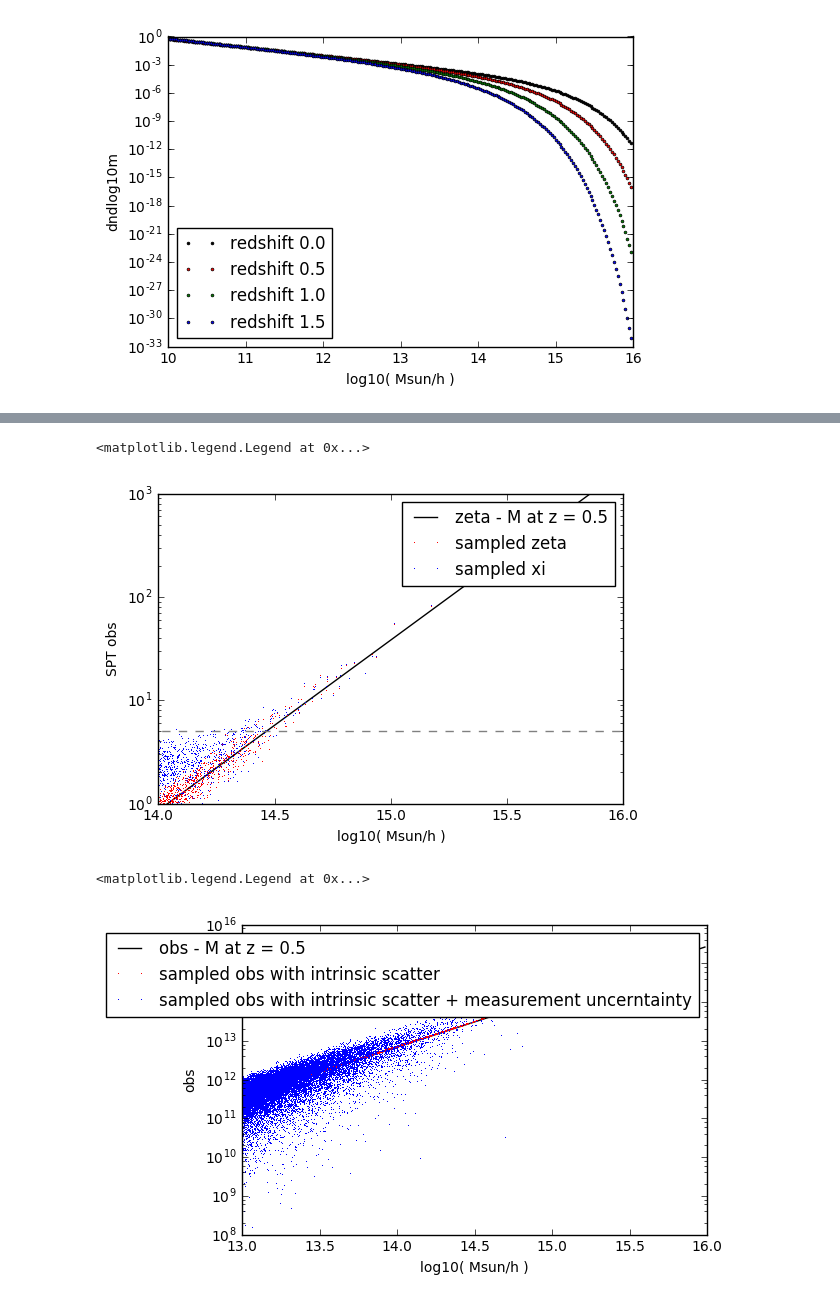
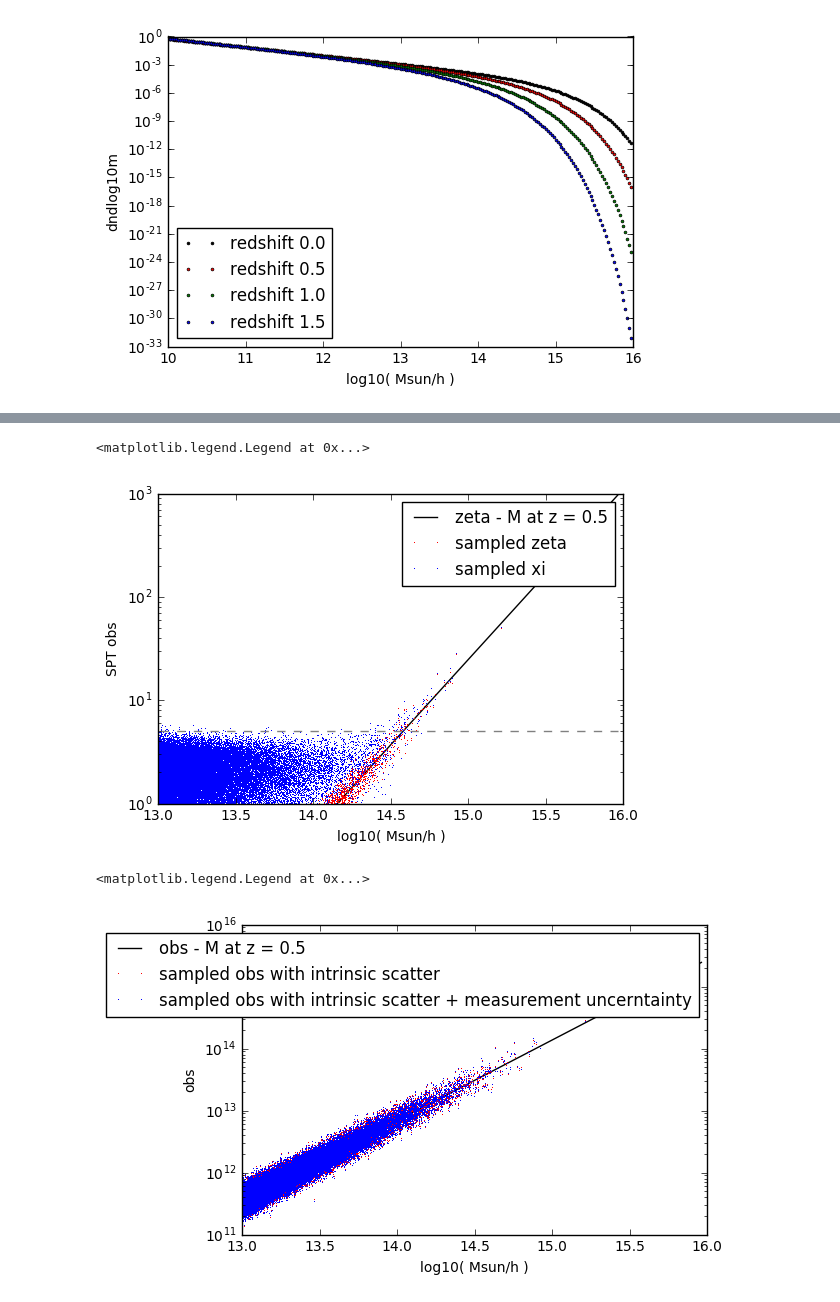
Before and after one commit to inonchiu/simple_mock_creation, a Jupyter notebook: mass_function_notebook.ipynb, the cells around one changed output, grey strips where cells are left out. Cells and saved outputs as stored; diff of their text form; code cells hidden in the pictures.

```diff
--- a/mass_function_notebook.ipynb
+++ b/mass_function_notebook.ipynb
@@ -49,8 +49,8 @@ sr_obs_m =   {
     "Berr"   :   0.10, # not used
     "C"      :   0.00,
     "Cerr"   :   0.10, # not used
-    #"D"      :   0.25,
-    "D"      :   0.02,
+    "D"      :   0.25,
+    #"D"      :   0.02,
     "Derr"   :   0.05, # not used
     "Mpiv"   :   4.6E14, # This is in the unit of Msun/h
     "zpiv"   :   0.60,
@@ -60,12 +60,12 @@ sr_obs_m =   {
 SURVEY_AREA     =       2500.0 # in deg2
 
 # redshift definition
-REDSHIFT_EDGES  =       np.arange(0.0,2.0,0.05) # we want to sample from z=0 to z = 1.5 with a step of (1.5-0)/300
+REDSHIFT_EDGES  =       np.arange(0.0,2.0,0.025) # we want to sample from z=0 to z = 1.5 with a step of (1.5-0)/300
 REDSHIFT_BINS   =       0.5 * (REDSHIFT_EDGES[1:] + REDSHIFT_EDGES[:-1]) # centers of the bins
 REDSHIFT_STEPS  =             (REDSHIFT_EDGES[1:] - REDSHIFT_EDGES[:-1]) # bin widths of the bins
 
 # mass definition - hfree mass - the mass has to be in the unit of Msun/h
-LOG10MASS_EDGES =       np.arange(13.0,16.0,0.05) # we want to sample from log10M = 14 to log10M = 16 with a step of (16-14)/500
+LOG10MASS_EDGES =       np.arange(13.0,16.0,0.025) # we want to sample from log10M = 14 to log10M = 16 with a step of (16-14)/500
 LOG10MASS_BINS  =       0.5 * (LOG10MASS_EDGES[1:] + LOG10MASS_EDGES[:-1]) # centers of the bins
 LOG10MASS_STEPS =             (LOG10MASS_EDGES[1:] - LOG10MASS_EDGES[:-1]) # bin widths of the bins
 
@@ -299,11 +299,11 @@ pyplt.plot(LOG10MASS_BINS, 5.0 * np.ones(len(LOG10MASS_BINS)), color = "grey", l
 pyplt.xlabel("log10( Msun/h )")
 pyplt.ylabel("SPT obs")
 pyplt.yscale("log")
-pyplt.axis([14.0,16.0, 1, 1000])
+pyplt.axis([13.0,16.0, 1, 1000])
 pyplt.legend(loc = 1)
 # %% [output]
 <matplotlib.legend.Legend at 0x...>
-[figure, old version]
+[figure, new version]
 # %%
 # ---
 # Assign Obs (e.g. Mgas or Lx)
@@ -315,32 +315,32 @@ CLUSTER_LOBS_TRUE         =   10.0**np.random.normal(
                           size   = NCLUSTERS )
 
 # Assign the measurement uncertainty
 # This is tricky here, we assume the measurement uncertainties to have fractional error to be 5% 0 7% according to each mass proxy (LOBS here).
 # This is NOT convolving with measurement uncertainties YET.
-CLUSTER_LOBSERR       =   CLUSTER_LOBS_TRUE * np.random.uniform(low=0.50, high=1.0, size=NCLUSTERS)
+CLUSTER_LOBSERR       =   CLUSTER_LOBS_TRUE * np.random.uniform(low=0.05, high=0.07, size=NCLUSTERS)
 
 # Apply the measurement uncertainty
 # This is to perturb the cluster LOBS given the fractional error and replace it back to CLUSTER_LOBS.
 # After this step, the CLUSTER LOBS has intrinsic scatter and measurement unvertainties
 CLUSTER_LOBS          =   np.random.normal(loc=CLUSTER_LOBS_TRUE, scale=CLUSTER_LOBSERR, size=None)
 
 # plot
 # plot to check - nothing wield
 pyplt.plot(LOG10MASS_BINS,
            10.0**scaling_relation(LOG10MASS_BINS, 0.5, sr_params = sr_obs_m, calcinspaceof="log10", useez = True),
            "k-", label = "obs - M at z = 0.5")
 pyplt.plot(CLUSTER_LOG10MASSES[ np.abs(CLUSTER_REDSHIFTS - 0.5) < REDSHIFT_STEPS[0] ],
            CLUSTER_LOBS_TRUE[ np.abs(CLUSTER_REDSHIFTS - 0.5) < REDSHIFT_STEPS[0] ],
            "r,", label = "sampled obs with intrinsic scatter"
           )
 pyplt.plot(CLUSTER_LOG10MASSES[ np.abs(CLUSTER_REDSHIFTS - 0.5) < REDSHIFT_STEPS[0] ],
            CLUSTER_LOBS[ np.abs(CLUSTER_REDSHIFTS - 0.5) < REDSHIFT_STEPS[0] ],
            "b,", label = "sampled obs with intrinsic scatter + measurement uncerntainty"
           )
 pyplt.xlabel("log10( Msun/h )")
 pyplt.ylabel("obs")
 pyplt.yscale("log")
 pyplt.legend(loc = 1)
 # %% [output]
 <matplotlib.legend.Legend at 0x...>
-[figure, old version]
+[figure, new version]
```
Also changed, not shown: parts of 5 cells of this notebook.
